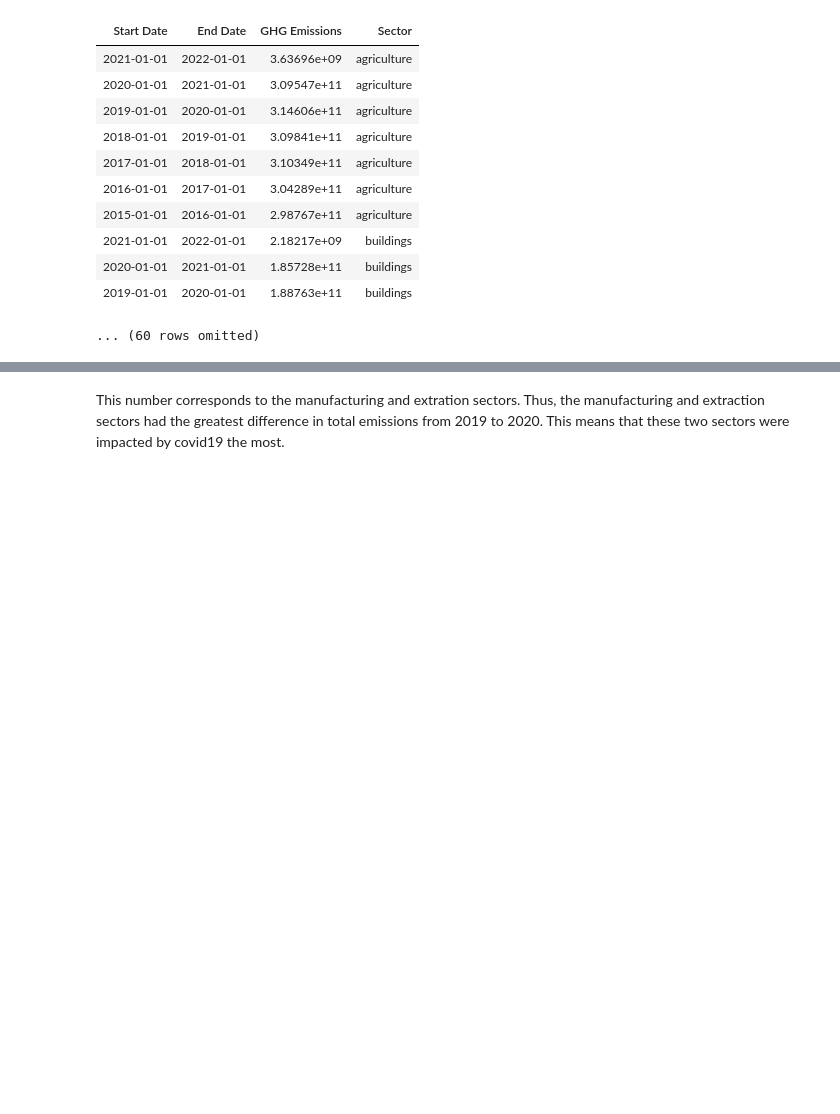
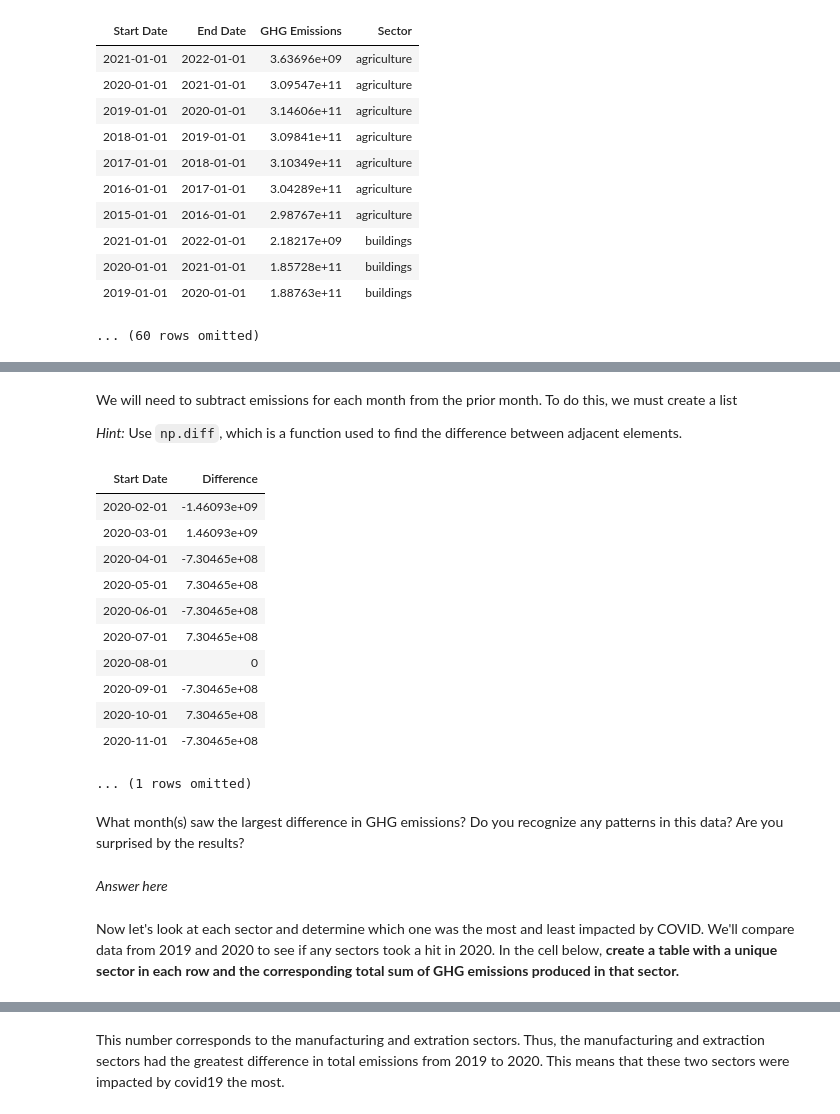
Before and after one commit to ds-modules/DATA88-SP22, a Jupyter notebook: trace01/trace01.ipynb, the cells around one changed output, grey strips where cells are left out. Cells and saved outputs as stored; diff of their text form; code cells hidden in the pictures; blank space fills up the shorter version.

```diff
--- a/trace01/trace01.ipynb
+++ b/trace01/trace01.ipynb
@@ -249,0 +151,9 @@ max(sector_emissions.column(3))
+# %%
+#drop the Sector and End Date Column
+#monthly_emissions2020 = usa2020.select(..., ...)
+#monthly_emissions2020 = monthly_emissions2020.group(..., ...)
+#monthly_emissions2020.show(12)
+
+monthly_emissions2020 = usa2020.select("Start Date", "GHG Emissions")
+monthly_emissions2020 = monthly_emissions2020.group("Start Date", sum)
+monthly_emissions2020.show(12)
@@ -249,0 +174,38 @@ max(sector_emissions.column(3))
+# %% [markdown]
+We will need to subtract emissions for each month from the prior month. To do this, we must create a list
+
+*Hint:* Use `np.diff`, which is a function used to find the difference between adjacent elements.
+# %%
+#agg_diff = np.diff(....)
+
+monthly_differences = Table()
+
+#Taking the first 11 months of GHG Emissions
+feb_dec = monthly_emissions2020["Start Date"][1:]
+monthly_differences = monthly_differences.with_column(label = "Start Date", values = feb_dec)
+
+#Finding the difference in emissions between adjacent dates
+agg_diff = np.diff(monthly_emissions2020["GHG Emissions sum"])
+
+#Creating a new table
+monthly_differences = monthly_differences.with_column(label = "Difference", values = agg_diff)
+monthly_differences
+# %% [output]
+| Start Date | Difference |
+| 2020-02-01 | -1.46093e+09 |
+| 2020-03-01 | 1.46093e+09 |
+| 2020-04-01 | -7.30465e+08 |
+| 2020-05-01 | 7.30465e+08 |
+| 2020-06-01 | -7.30465e+08 |
+| 2020-07-01 | 7.30465e+08 |
+| 2020-08-01 | 0 |
+| 2020-09-01 | -7.30465e+08 |
+| 2020-10-01 | 7.30465e+08 |
+| 2020-11-01 | -7.30465e+08 |
+... (1 rows omitted)
+# %% [markdown]
+What month(s) saw the largest difference in GHG emissions? Do you recognize any patterns in this data? Are you surprised by the results?
+# %% [markdown]
+*Answer here*
+# %% [markdown]
+Now let's look at each sector and determine which one was the most and least impacted by COVID. We'll compare data from 2019 and 2020 to see if any sectors took a hit in 2020. In the cell below, **create a table with a unique sector in each row and the corresponding total sum of GHG emissions produced in that sector.**
```
Also changed, not shown: parts of 47 cells of this notebook, 1 other file.
